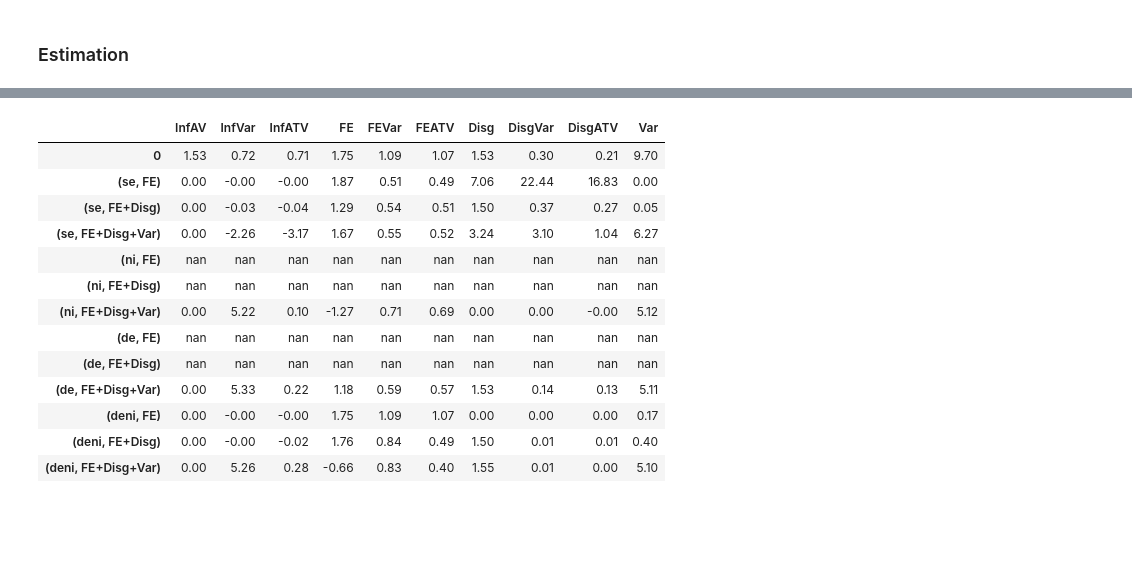
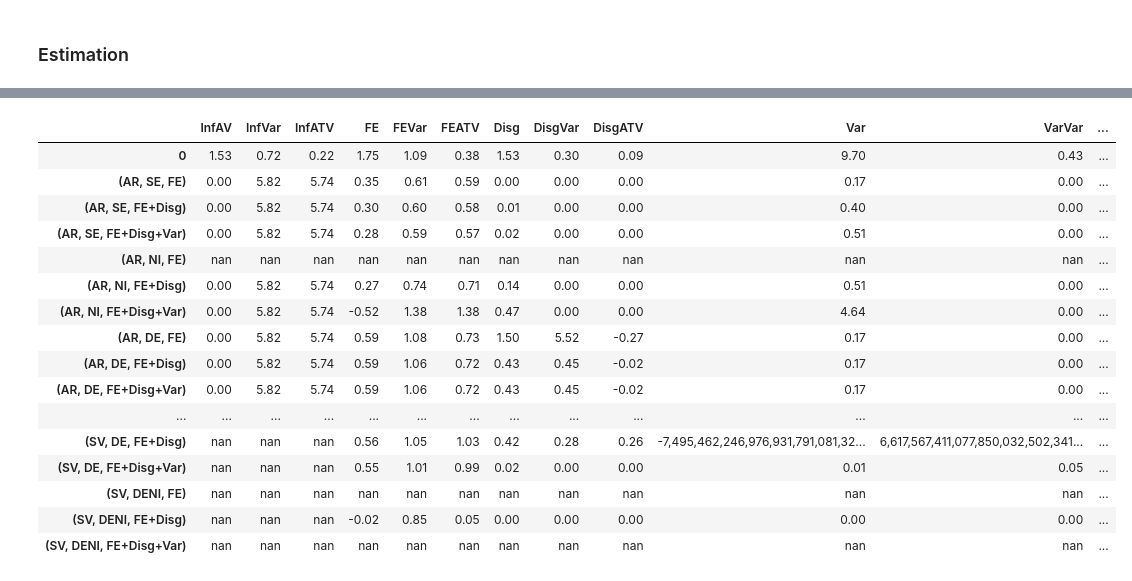
Before and after one commit to TaoWangEcon/ExpProject, a Jupyter notebook: workingfolder/python/DoSMMEst.ipynb, the cells around one changed output, grey strips where cells are left out. Saved outputs shown, nothing was run; the diff lists cells and outputs as text; code cells hidden in the pictures; blank space fills up the shorter version.

Commit message:
report all coefficients and moments in tables.

```diff
--- a/workingfolder/python/DoSMMEst.ipynb
+++ b/workingfolder/python/DoSMMEst.ipynb
@@ -3221,0 +3233,3 @@ Name: (spf, ar, se, FE), dtype: object
+# %%
+paras_table.columns = [['2-step Estimate','2-step Estimate 2nd step']]
+paras_joint_table.columns = [['Joint Estimate','Joint Estimate 2nd step']]
@@ -3342,17 +3409,20 @@ mom_compare_spf
-# %%
-mom_joint_compare_sce
-# %% [output]
-|  | InfAV | InfVar | InfATV | FE | FEVar | FEATV | Disg | DisgVar | DisgATV | Var |
-| 0 | 1.53 | 0.72 | 0.71 | 1.75 | 1.09 | 1.07 | 1.53 | 0.30 | 0.21 | 9.70 |
-| (se, FE) | 0.00 | -0.00 | -0.00 | 1.87 | 0.51 | 0.49 | 7.06 | 22.44 | 16.83 | 0.00 |
-| (se, FE+Disg) | 0.00 | -0.03 | -0.04 | 1.29 | 0.54 | 0.51 | 1.50 | 0.37 | 0.27 | 0.05 |
-| (se, FE+Disg+Var) | 0.00 | -2.26 | -3.17 | 1.67 | 0.55 | 0.52 | 3.24 | 3.10 | 1.04 | 6.27 |
-| (ni, FE) | nan | nan | nan | nan | nan | nan | nan | nan | nan | nan |
-| (ni, FE+Disg) | nan | nan | nan | nan | nan | nan | nan | nan | nan | nan |
-| (ni, FE+Disg+Var) | 0.00 | 5.22 | 0.10 | -1.27 | 0.71 | 0.69 | 0.00 | 0.00 | -0.00 | 5.12 |
-| (de, FE) | nan | nan | nan | nan | nan | nan | nan | nan | nan | nan |
-| (de, FE+Disg) | nan | nan | nan | nan | nan | nan | nan | nan | nan | nan |
-| (de, FE+Disg+Var) | 0.00 | 5.33 | 0.22 | 1.18 | 0.59 | 0.57 | 1.53 | 0.14 | 0.13 | 5.11 |
-| (deni, FE) | 0.00 | -0.00 | -0.00 | 1.75 | 1.09 | 1.07 | 0.00 | 0.00 | 0.00 | 0.17 |
-| (deni, FE+Disg) | 0.00 | -0.00 | -0.02 | 1.76 | 0.84 | 0.49 | 1.50 | 0.01 | 0.01 | 0.40 |
-| (deni, FE+Disg+Var) | 0.00 | 5.26 | 0.28 | -0.66 | 0.83 | 0.40 | 1.55 | 0.01 | 0.00 | 5.10 |
+# %%
+mom_compare_sce
+# %% [output]
+|  | InfAV | InfVar | InfATV | FE | FEVar | FEATV | Disg | DisgVar | DisgATV | Var | VarVar | ... |
+| 0 | 1.53 | 0.72 | 0.22 | 1.75 | 1.09 | 0.38 | 1.53 | 0.30 | 0.09 | 9.70 | 0.43 | ... |
+| (AR, SE, FE) | 0.00 | 5.82 | 5.74 | 0.35 | 0.61 | 0.59 | 0.00 | 0.00 | 0.00 | 0.17 | 0.00 | ... |
+| (AR, SE, FE+Disg) | 0.00 | 5.82 | 5.74 | 0.30 | 0.60 | 0.58 | 0.01 | 0.00 | 0.00 | 0.40 | 0.00 | ... |
+| (AR, SE, FE+Disg+Var) | 0.00 | 5.82 | 5.74 | 0.28 | 0.59 | 0.57 | 0.02 | 0.00 | 0.00 | 0.51 | 0.00 | ... |
+| (AR, NI, FE) | nan | nan | nan | nan | nan | nan | nan | nan | nan | nan | nan | ... |
+| (AR, NI, FE+Disg) | 0.00 | 5.82 | 5.74 | 0.27 | 0.74 | 0.71 | 0.14 | 0.00 | 0.00 | 0.51 | 0.00 | ... |
+| (AR, NI, FE+Disg+Var) | 0.00 | 5.82 | 5.74 | -0.52 | 1.38 | 1.38 | 0.47 | 0.00 | 0.00 | 4.64 | 0.00 | ... |
+| (AR, DE, FE) | 0.00 | 5.82 | 5.74 | 0.59 | 1.08 | 0.73 | 1.50 | 5.52 | -0.27 | 0.17 | 0.00 | ... |
+| (AR, DE, FE+Disg) | 0.00 | 5.82 | 5.74 | 0.59 | 1.06 | 0.72 | 0.43 | 0.45 | -0.02 | 0.17 | 0.00 | ... |
+| (AR, DE, FE+Disg+Var) | 0.00 | 5.82 | 5.74 | 0.59 | 1.06 | 0.72 | 0.43 | 0.45 | -0.02 | 0.17 | 0.00 | ... |
+| ... | ... | ... | ... | ... | ... | ... | ... | ... | ... | ... | ... | ... |
+| (SV, DE, FE+Disg) | nan | nan | nan | 0.56 | 1.05 | 1.03 | 0.42 | 0.28 | 0.26 | -7,495,462,246,976,931,791,081,32... | 6,617,567,411,077,850,032,502,341... | ... |
+| (SV, DE, FE+Disg+Var) | nan | nan | nan | 0.55 | 1.01 | 0.99 | 0.02 | 0.00 | 0.00 | 0.01 | 0.05 | ... |
+| (SV, DENI, FE) | nan | nan | nan | nan | nan | nan | nan | nan | nan | nan | nan | ... |
+| (SV, DENI, FE+Disg) | nan | nan | nan | -0.02 | 0.85 | 0.05 | 0.00 | 0.00 | 0.00 | 0.00 | 0.00 | ... |
+| (SV, DENI, FE+Disg+Var) | nan | nan | nan | nan | nan | nan | nan | nan | nan | nan | nan | ... |
```
Also changed, not shown: parts of 29 cells of this notebook, 4 other files.
